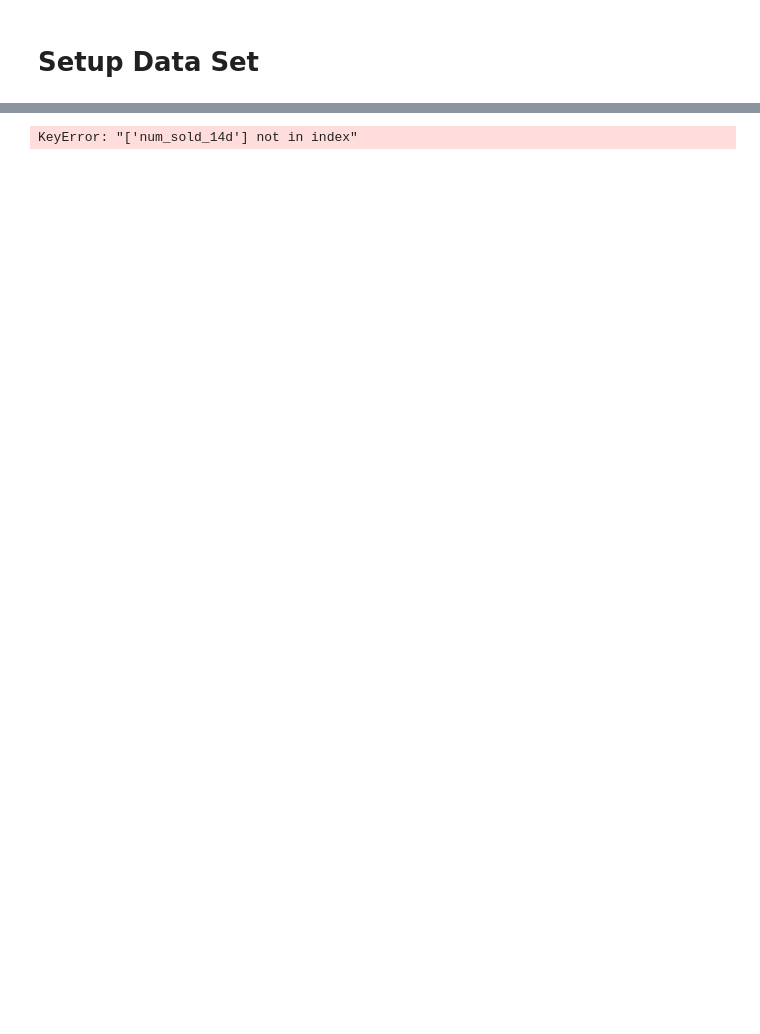
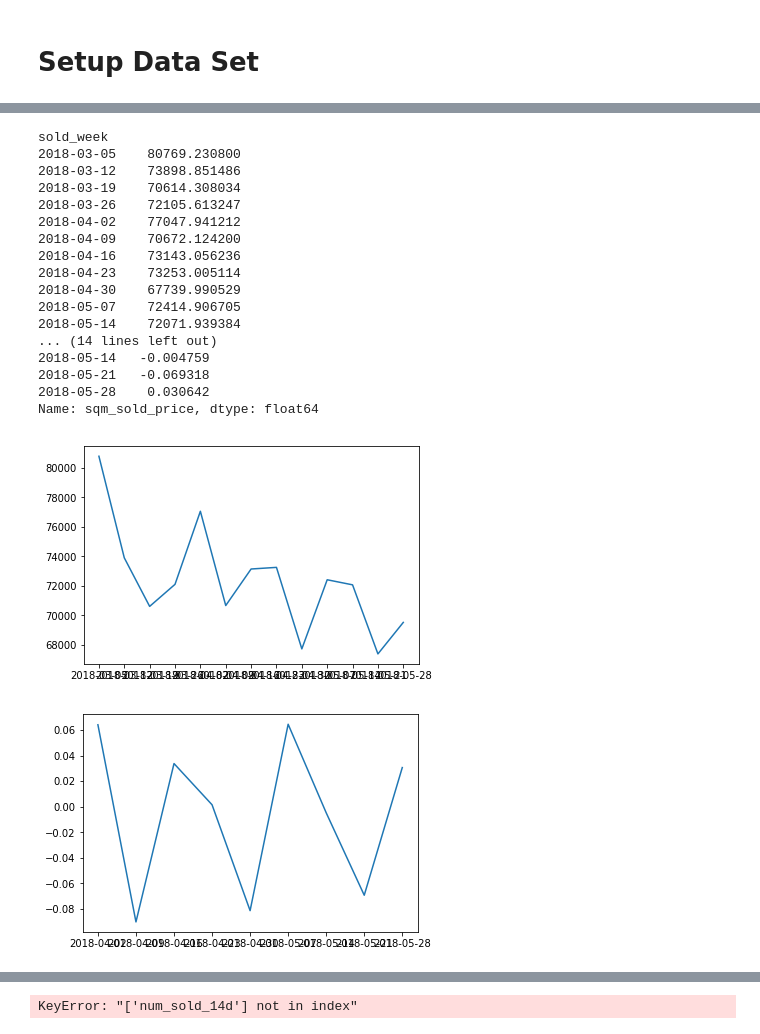
Before and after one commit to filipclaesson/jupyter_apt_analysis, a Jupyter notebook: prediction/apt_feature_engineering.ipynb, the cells around one changed output, grey strips where cells are left out. Cells and saved outputs as stored; diff of their text form; code cells hidden in the pictures; blank space fills up the shorter version.

```diff
--- a/prediction/apt_feature_engineering.ipynb
+++ b/prediction/apt_feature_engineering.ipynb
@@ -29,0 +30,23 @@ data['published_week_dt'] = pd.to_datetime(raw_2['published_week'])
+# %%
+## calculate new variables
+#def rolling_avg(df,rolling_interval,variable):
+
+intervals = ['7d','14d','28d']
+data = data[data['published'] >'2018-03-01']
+## MEAN SQM SOLD PRICE
+for interval in intervals:
+    # make copy of df and set new index
+    tmp_df = data.copy()
+    tmp_df['sold_dt'] = pd.to_datetime(tmp_df['sold_date'])
+    tmp_df = tmp_df.set_index('sold_dt')
+
+    # create series of the variable we want to do rolling over
+    sold_price = tmp_df[['sqm_sold_price']]
+    # calculate mean per week and calculate rooling for 'rolling_interval'
+    rolling_var = sold_price.resample('W-MON').mean().sort_index().rolling(interval).mean()
+    rolling_var.columns = ['mean_sold_sqm_price_'+interval]
+    # Merge dataframes
+    data = pd.merge(data, rolling_var, left_on = 'published_week_dt', right_index=True, how = 'left')
+
+## DERIVATIVE MEAN SQM SOLD PRICE
+#for interval in intervals:
@@ -30 +106,37 @@ data['published_week_dt'] = pd.to_datetime(raw_2['published_week'])
+# %%
+tmp_df = data.copy()
+tmp_df['sold_dt'] = pd.to_datetime(tmp_df['sold_date'])
+tmp_df = tmp_df.set_index('sold_dt')
+# group the data and calculate the derivative
+group_by = data_w_feature.groupby(['sold_week'])['sqm_sold_price'].mean()
+deriv = group_by.diff()/group_by
+
+#print(deriv[deriv['sold_dt'] < '2018-06-01'])
+plt.plot((group_by['2018-03-01':'2018-06-01']))
+print(group_by['2018-03-01':'2018-06-01'])
+print(deriv['2018-03-01':'2018-06-01'])
+plt.show()
+plt.plot(deriv['2018-04-01':'2018-06-01'])
+#plt.plot(sold_price_weekly)
+plt.show()
+# %% [output]
+sold_week
+2018-03-05    80769.230800
+2018-03-12    73898.851486
+2018-03-19    70614.308034
+2018-03-26    72105.613247
+2018-04-02    77047.941212
+2018-04-09    70672.124200
+2018-04-16    73143.056236
+2018-04-23    73253.005114
+2018-04-30    67739.990529
+2018-05-07    72414.906705
+2018-05-14    72071.939384
+... (14 lines left out)
+2018-05-14   -0.004759
+2018-05-21   -0.069318
+2018-05-28    0.030642
+Name: sqm_sold_price, dtype: float64
+[figure, added]
+[figure, added]
 # %%
```
Also changed, not shown: parts of 7 cells of this notebook.
